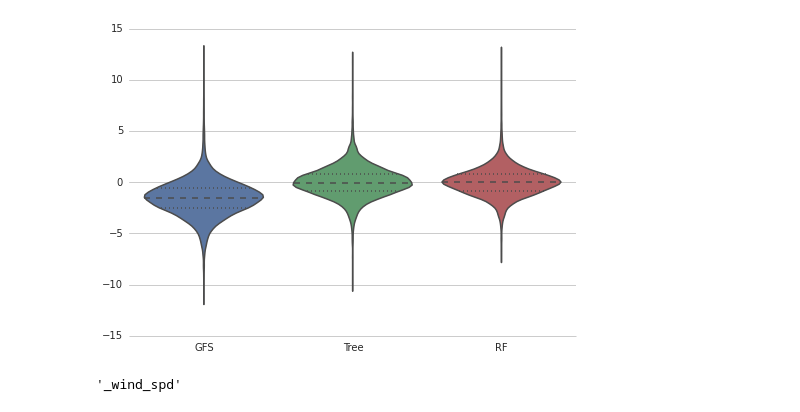
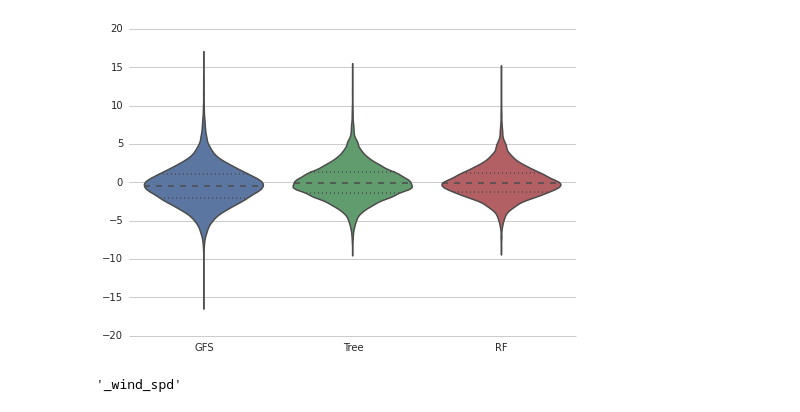
Before and after one commit to monkeybutter/regressive_trees, a Jupyter notebook: rf_analysis.ipynb, the cells around one changed output. Cells and saved outputs as stored; diff of their text form; code cells hidden in the pictures.

```diff
--- a/rf_analysis.ipynb
+++ b/rf_analysis.ipynb
@@ -7,18 +7,18 @@ import json
 airports = ['yssy', 'egll', 'zbaa']
 class_vars = ['metar_wind_spd', 'metar_rh', 'metar_press']
 
-airports = ['yssy', 'egll']
+airports = ['zbaa']
 class_vars = ['metar_temp']
 
 
 for airport in airports:
     for class_var in class_vars:
         for i in range(1,6):
-            test_df = pickle.load(open("/Users/SmartWombat/Dropbox/Data for Tree/Results/cx5_rf50_bin100/{}_{}_cx{}_testdf.pick".format(airport, class_var, i), "rb"))
-            forest = pickle.load(open("/Users/SmartWombat/Dropbox/Data for Tree/Results/cx5_rf50_bin100/{}_{}_bin100_cx{}_rf.pick".format(airport, class_var, i), "rb"))
-            tree = pickle.load(open("/Users/SmartWombat/Dropbox/Data for Tree/Results/cx5_rf50_bin100/{}_{}_bin100_cx{}_tree.pick".format(airport, class_var, i), "rb"))
+            test_df = pickle.load(open("/home/roz016/Dropbox/Data for Tree/Results/cx5_rf50_bin100/{}_{}_cx{}_testdf.pick".format(airport, class_var, i), "rb"))
+            forest = pickle.load(open("/home/roz016/Dropbox/Data for Tree/Results/cx5_rf50_bin100/{}_{}_bin100_cx{}_rf.pick".format(airport, class_var, i), "rb"))
+            tree = pickle.load(open("/home/roz016/Dropbox/Data for Tree/Results/cx5_rf50_bin100/{}_{}_bin100_cx{}_tree.pick".format(airport, class_var, i), "rb"))
 
-            with open("/Users/SmartWombat/Dropbox/Data for Tree/Results/cx5_rf50_bin100/{}_{}_cx{}.json".format(airport, class_var, i), 'w') as outfile:
+            with open("/home/roz016/Dropbox/Data for Tree/Results/cx5_rf50_bin100/{}_{}_cx{}.json".format(airport, class_var, i), 'w') as outfile:
                 json.dump(detail_evaluate_dataset_rf_tree('gfs' + class_var[5:], class_var, forest, tree, test_df), outfile)
 # %%
 import pandas as pd
@@ -28,14 +28,16 @@ import json
 airports = ['yssy', 'egll', 'zbaa']
 class_vars = ['metar_wind_spd', 'metar_rh', 'metar_press', 'metar_temp']
 
-airports = ['egll']
+airports = ['zbaa']
 class_vars = ['metar_temp']
+
+inters = [2, 4]
 
 for airport in airports:
     for class_var in class_vars:
         dfs = []
         for i in range(1,6):
-            dfs.append(pd.read_json('/Users/SmartWombat/Dropbox/Data for Tree/Results/cx5_rf50_bin100/{}_{}_cx{}.json'.format(airport, class_var, i)))
+            dfs.append(pd.read_json('/home/roz016/Dropbox/Data for Tree/Results/cx5_rf50_bin100/{}_{}_cx{}.json'.format(airport, class_var, i)))
 
         df = pd.concat(dfs)
 
@@ -43,37 +45,36 @@ for airport in airports:
         df['tree' + class_var[5:] + '_diff'] = df['single_tree'] - df[class_var]
         df['rf' + class_var[5:] + '_diff'] = df['rf'] - df[class_var]
 
-        """
-        print(df.gfs_wspd_diff.count())
-        print(df.gfs_wspd_diff.mean())
-        print(df.gfs_wspd_diff.std())
-        print(df.gfs_wspd_diff.min())
-        print(df.gfs_wspd_diff.max())
-        print(df.loc[df['gfs_wspd_diff'] < df.gfs_wspd_diff.mean()-1].gfs_wspd_diff.count())
-        print(df.loc[df['gfs_wspd_diff'] > df.gfs_wspd_diff.mean()+1].gfs_wspd_diff.count())
-        print(df.loc[df['gfs_wspd_diff'] < df.gfs_wspd_diff.mean()-2].gfs_wspd_diff.count())
-        print(df.loc[df['gfs_wspd_diff'] > df.gfs_wspd_diff.mean()+2].gfs_wspd_diff.count())
+        print("Count: {}, {}, {}".format(df['gfs' + class_var[5:] + '_diff'].count(),
+                                                 df['tree' + class_var[5:] + '_diff'].count(),
+                                                 df['rf' + class_var[5:] + '_diff'].count()))
 
-        print(df.tree_wspd_diff.count())
-        print(df.tree_wspd_diff.mean())
-        print(df.tree_wspd_diff.std())
-        print(df.tree_wspd_diff.min())
-        print(df.tree_wspd_diff.max())
-        print(df.loc[df['tree_wspd_diff'] < df.tree_wspd_diff.mean()-1].tree_wspd_diff.count())
-        print(df.loc[df['tree_wspd_diff'] > df.tree_wspd_diff.mean()+1].tree_wspd_diff.count())
-        print(df.loc[df['tree_wspd_diff'] < df.tree_wspd_diff.mean()-2].tree_wspd_diff.count())
-        print(df.loc[df['tree_wspd_diff'] > df.tree_wspd_diff.mean()+2].tree_wspd_diff.count())
+        print("Mean: {}, {}, {}".format(df['gfs' + class_var[5:] + '_diff'].mean(),
+                                                 df['tree' + class_var[5:] + '_diff'].mean(),
+                                                 df['rf' + class_var[5:] + '_diff'].mean()))
 
-        print(df.rf_wspd_diff.count())
-        print(df.rf_wspd_diff.mean())
-        print(df.rf_wspd_diff.std())
-        print(df.rf_wspd_diff.min())
-        print(df.rf_wspd_diff.max())
-        print(df.loc[df['rf_wspd_diff'] < df.rf_wspd_diff.mean()-1].rf_wspd_diff.count())
-        print(df.loc[df['rf_wspd_diff'] > df.rf_wspd_diff.mean()+1].rf_wspd_diff.count())
-        print(df.loc[df['rf_wspd_diff'] < df.rf_wspd_diff.mean()-2].rf_wspd_diff.count())
-        print(df.loc[df['rf_wspd_diff'] > df.rf_wspd_diff.mean()+2].rf_wspd_diff.count())
-        """
+        print("Std: {}, {}, {}".format(df['gfs' + class_var[5:] + '_diff'].std(),
+                                                 df['tree' + class_var[5:] + '_diff'].std(),
+                                                 df['rf' + class_var[5:] + '_diff'].std()))
+
+        print("Count Mean +{}: {}, {}, {}".format(inters[0], df.loc[df['gfs' + class_var[5:] + '_diff'] > df['gfs' + class_var[5:] + '_diff'].mean()+inters[0]]['gfs' + class_var[5:] + '_diff'].count(),
+                                                 df.loc[df['tree' + class_var[5:] + '_diff'] > df['tree' + class_var[5:] + '_diff'].mean()+inters[0]]['tree' + class_var[5:] + '_diff'].count(),
+                                                 df.loc[df['rf' + class_var[5:] + '_diff'] > df['rf' + class_var[5:] + '_diff'].mean()+inters[0]]['rf' + class_var[5:] + '_diff'].count()))
+
+        print("Count Mean -{}: {}, {}, {}".format(inters[0], df.loc[df['gfs' + class_var[5:] + '_diff'] < df['gfs' + class_var[5:] + '_diff'].mean()-inters[0]]['gfs' + class_var[5:] + '_diff'].count(),
+                                                 df.loc[df['tree' + class_var[5:] + '_diff'] < df['tree' + class_var[5:] + '_diff'].mean()-inters[0]]['tree' + class_var[5:] + '_diff'].count(),
+                                                 df.loc[df['rf' + class_var[5:] + '_diff'] < df['rf' + class_var[5:] + '_diff'].mean()-inters[0]]['rf' + class_var[5:] + '_diff'].count()))
+
+        print("Count Mean +{}: {}, {}, {}".format(inters[1], df.loc[df['gfs' + class_var[5:] + '_diff'] > df['gfs' + class_var[5:] + '_diff'].mean()+inters[1]]['gfs' + class_var[5:] + '_diff'].count(),
+                                                 df.loc[df['tree' + class_var[5:] + '_diff'] > df['tree' + class_var[5:] + '_diff'].mean()+inters[1]]['tree' + class_var[5:] + '_diff'].count(),
+                                                 df.loc[df['rf' + class_var[5:] + '_diff'] > df['rf' + class_var[5:] + '_diff'].mean()+inters[1]]['rf' + class_var[5:] + '_diff'].count()))
+
+        print("Count Mean -{}: {}, {}, {}".format(inters[1], df.loc[df['gfs' + class_var[5:] + '_diff'] < df['gfs' + class_var[5:] + '_diff'].mean()-inters[1]]['gfs' + class_var[5:] + '_diff'].count(),
+                                                 df.loc[df['tree' + class_var[5:] + '_diff'] < df['tree' + class_var[5:] + '_diff'].mean()-inters[1]]['tree' + class_var[5:] + '_diff'].count(),
+                                                 df.loc[df['rf' + class_var[5:] + '_diff'] < df['rf' + class_var[5:] + '_diff'].mean()-inters[1]]['rf' + class_var[5:] + '_diff'].count()))
+
+
+
         print(airport, class_var)
         sb.set(style="whitegrid")
         sb.violinplot([df['gfs' + class_var[5:] + '_diff'], df['tree' + class_var[5:] + '_diff'], df['rf' + class_var[5:] + '_diff']], names=['GFS', 'Tree', 'RF'])
@@ -83,4 +91,4 @@ for airport in airports:
-[figure, old version]
+[figure, new version]
 # %%
 'metar_wind_spd'[5:]
 # %% [output]
```
Also changed, not shown: parts of 1 cell of this notebook.
